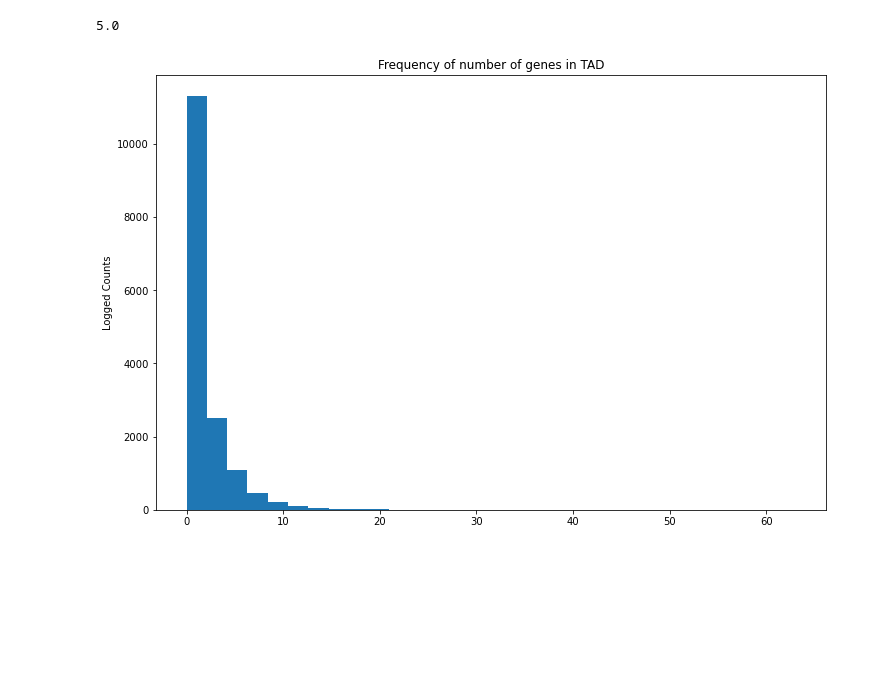
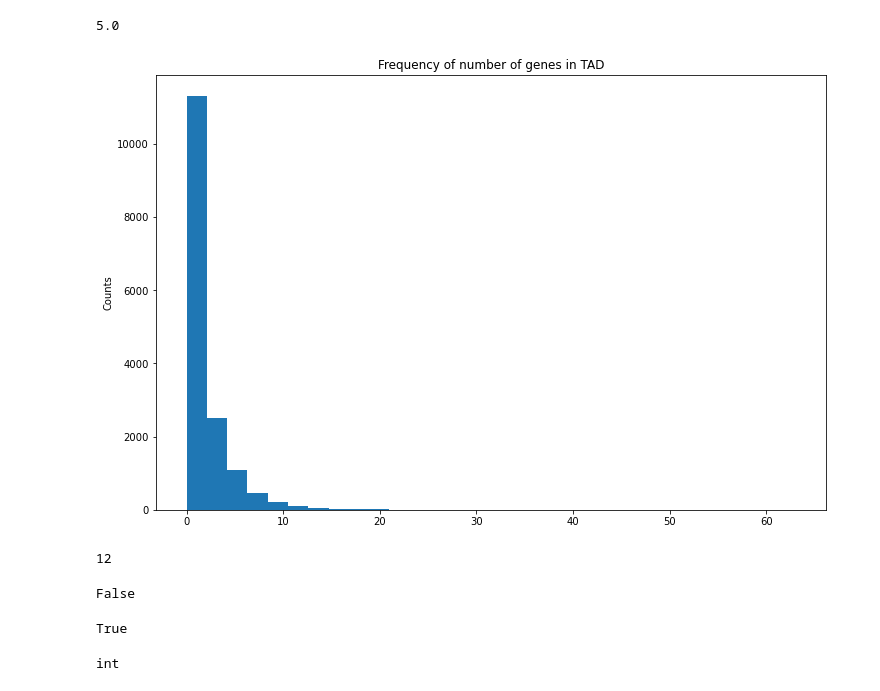
Before and after one commit to RenhaoL/HST508_Fall2022_final_project, a Jupyter notebook: codes/20221129_corr_matrix_scTPM.ipynb, the cells around one changed output. Saved outputs shown, nothing was run; the diff lists cells and outputs as text; code cells hidden in the pictures; blank space fills up the shorter version.

```diff
--- a/codes/20221129_corr_matrix_scTPM.ipynb
+++ b/codes/20221129_corr_matrix_scTPM.ipynb
@@ -165,8 +217,26 @@ np.percentile([len(l) for l in tg_dict.values()],90)
 # %%
 plt.rcParams["figure.figsize"] = (12,8)
 plt.hist([len(l) for l in tg_dict.values()],bins=30)
 plt.title("Frequency of number of genes in TAD")
-plt.ylabel("Logged Counts")
+plt.ylabel("Counts")
 plt.show()
 # %% [output]
-[figure, old version]
+[figure, new version]
+# %%
+len({k:v for k,v in tg_dict.items() if len(v)>=30})
+# %% [output]
+12
+# %%
+x=None
+print(type(x)==int or type(x)==float)
+# %% [output]
+False
+# %%
+y=9.0
+print(type(y) == int or type(y)==float)
+# %% [output]
+True
+# %%
+type(y)
+# %% [output]
+int
```
Also changed, not shown: parts of 7 cells of this notebook, 1 other file.
